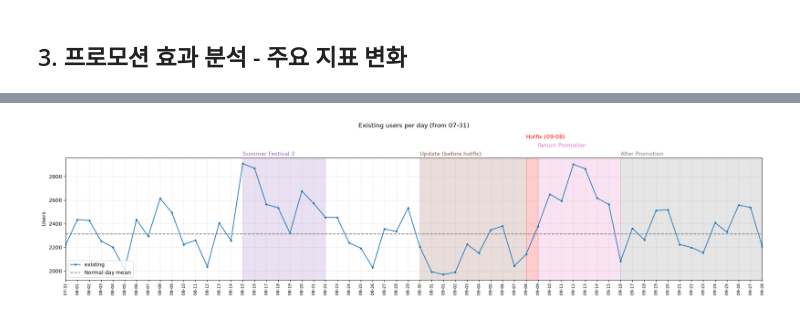
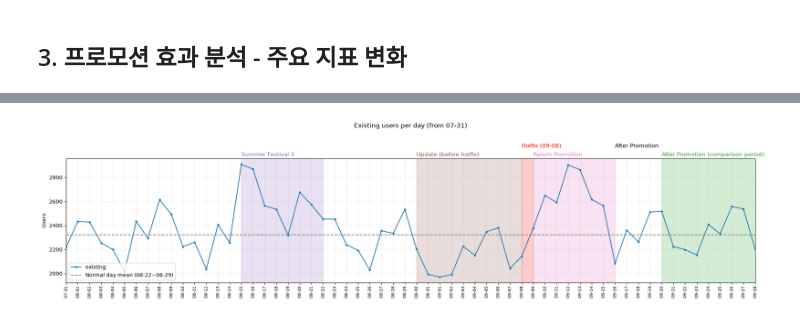
Before and after one commit to daun-k/mmorpg-liveops-analytics, a Jupyter notebook: notebooks/03_promotion_impact_analysis.ipynb, the cells around one changed output, grey strips where cells are left out. Drawn from its saved outputs; the diff is of its cells as text; code cells hidden in the pictures.

```diff
--- a/notebooks/03_promotion_impact_analysis.ipynb
+++ b/notebooks/03_promotion_impact_analysis.ipynb
@@ -245,8 +250,8 @@ charts = [
 period_styles = [
     ("여름 축제 2부", "Summer Festival 2", "tab:purple", 1.02),
     ("성장 개편 업데이트 이후 핫픽스 전", "Update (before hotfix)", "tab:brown", 1.02),
-    ("핫픽스일", "Hotfix (09-08)", "red", 1.16),
-    ("복귀 지원 프로모션", "Return Promotion", "tab:pink", 1.09),
+    ("핫픽스일", "Hotfix (09-08)", "red", 1.09),
+    ("복귀 지원 프로모션", "Return Promotion", "tab:pink", 1.02),
     ("복귀 지원 프로모션 종료 후", "After Promotion", "tab:gray", 1.02),
 ]
 
@@ -725,30 +690,43 @@ display(existing_table.style.format(existing_fmt))
 # %%
 # 시각화: 일별 기존 유저 DAU (7/31 이후, 기간 음영은 2-1과 동일)
 existing_daily = dau_type["existing"]
-base_existing_mean = existing_table.loc["평시", "existing"]
+base_existing_mean = existing_base_mean
 
 fig, ax = plt.subplots(figsize=(20, 5))
 ax.plot(existing_daily.index, existing_daily, marker="o", markersize=3, label="existing")
-ax.axhline(base_existing_mean, color="gray", linestyle="--", label="Normal day mean")
+ax.axhline(base_existing_mean, color="gray", linestyle="--", label="Normal day mean (08-22~08-29)")
 ax.set_title("Existing users per day (from 07-31)", pad=60)
 ax.set_ylabel("Users")
 ax.set_xlim(existing_daily.index.min(), existing_daily.index.max())
 ax.legend(loc="lower left")
 ax.grid(alpha=0.3, linestyle="--")
 
-# 기간 음영과 그래프 위쪽 이름
+# 기간 음영과 그래프 위쪽 이름 (종료 후는 아래에서 따로 표시)
 for name, label, color, y_text in period_styles:
+    if name == "복귀 지원 프로모션 종료 후":
+        continue
     start, end = periods[name]
     start_date = pd.Timestamp(start)
     end_date = pd.Timestamp(end) + pd.Timedelta(days=1)
     ax.axvspan(start_date, end_date, color=color, alpha=0.2)
     ax.text(start_date, y_text, label, transform=ax.get_xaxis_transform(), fontsize=11, color=color)
+
+# 프로모션 종료 후: 분류 기간(9/16~)은 음영 없이 이름만, 비교 구간(9/20~9/28)만 음영
+after_start = pd.Timestamp(periods["복귀 지원 프로모션 종료 후"][0])
+ax.text(after_start, 1.09, "After Promotion", transform=ax.get_xaxis_transform(), fontsize=11, color="black")
+
+compare_start, compare_end = hotfix_periods["복귀 지원 프로모션 종료 후"]
+compare_start_date = pd.Timestamp(compare_start)
+compare_end_date = pd.Timestamp(compare_end) + pd.Timedelta(days=1)
+ax.axvspan(compare_start_date, compare_end_date, color="tab:green", alpha=0.2)
+ax.text(compare_start_date, 1.02, "After Promotion (comparison period)", transform=ax.get_xaxis_transform(),
+        fontsize=11, color="tab:green")
 
 # x축: 일자별 눈금, 90도 회전
 ax.set_xticks(existing_daily.index)
 ax.set_xticklabels(existing_daily.index.strftime("%m-%d"), rotation=90, fontsize=8)
 
 plt.tight_layout()
 plt.show()
 # %% [output]
-[figure, old version]
+[figure, new version]
```
Also changed, not shown: parts of 42 cells of this notebook.
